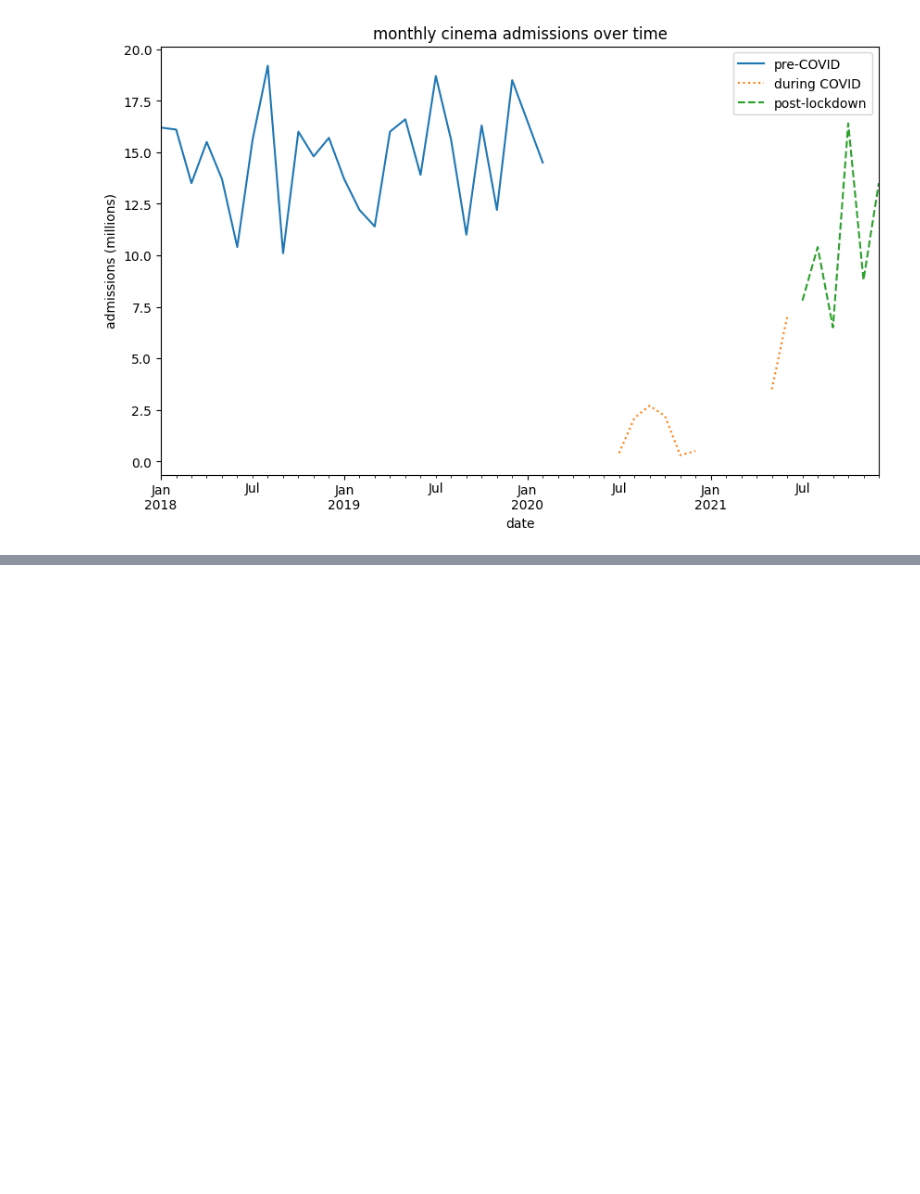
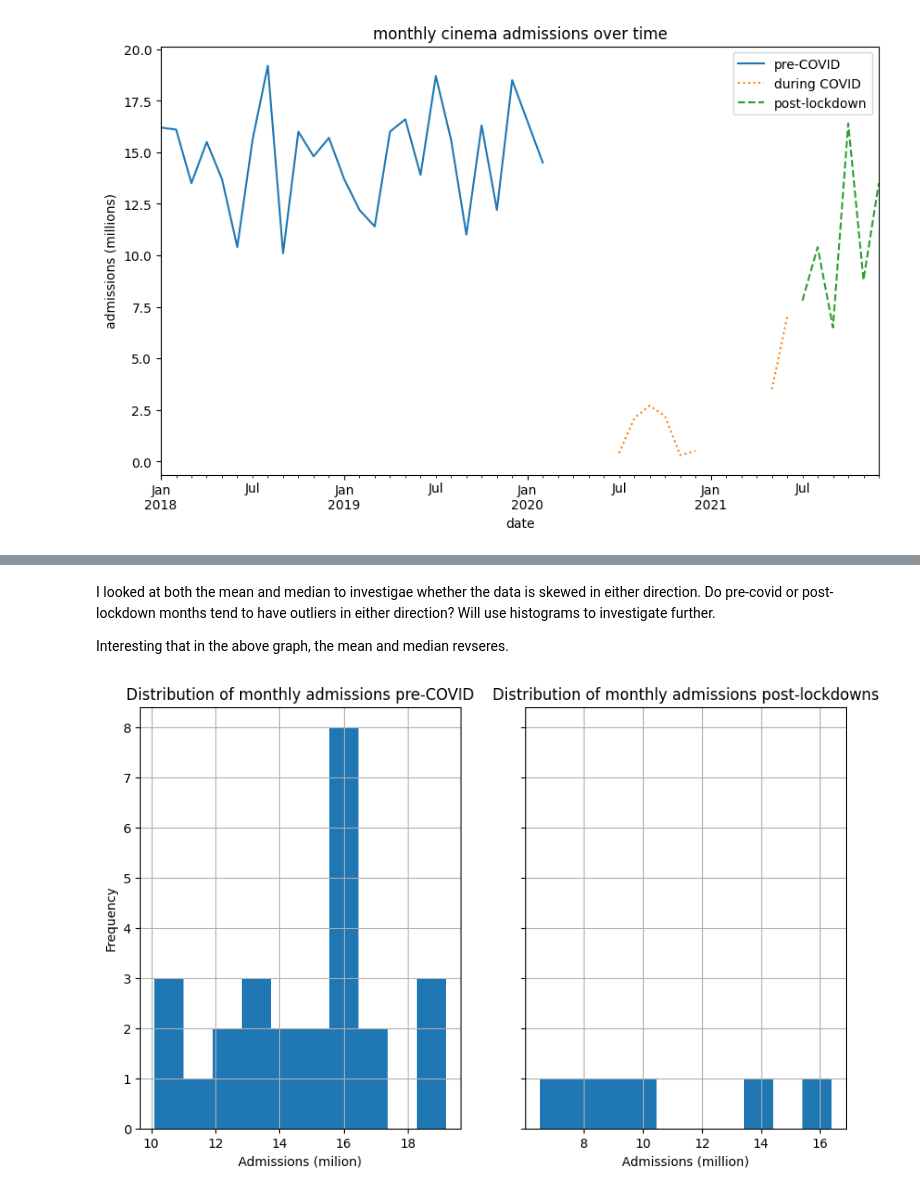
Before and after one commit to AJ-Horch/grounded_data_analyst, a Jupyter notebook: analsying_moive_data.ipynb, the cells around one changed output, grey strips where cells are left out. Saved outputs shown, nothing was run; the diff lists cells and outputs as text; code cells hidden in the pictures; blank space fills up the shorter version.

```diff
--- a/analsying_moive_data.ipynb
+++ b/analsying_moive_data.ipynb
@@ -153,0 +188,33 @@ plt.show()
+# %% [markdown]
+I looked at both the mean and median to investigae whether the data is skewed in either direction. Do pre-covid or post-lockdown months tend to have outliers in either direction? Will use histograms to investigate further.
+
+Interesting that in the above graph, the mean and median revseres.
+# %%
+fig, axes = plt.subplots(1, 2, figsize=(10, 6), sharey=True)
+
+(
+    admissions
+    .loc[admissions['covid_period'] == 'pre-COVID', 'Admissions (million)']
+    .hist(bins=10, ax=axes[0])
+)
+
+axes[0].set(
+    title="Distribution of monthly admissions pre-COVID",
+    xlabel="Admissions (milion)",
+    ylabel="Frequency"
+)
+
+(
+    admissions
+    .loc[admissions['covid_period'] == 'post-lockdown', 'Admissions (million)']
+    .hist(ax=axes[1])
+)
+
+axes[1].set(
+    title="Distribution of monthly admissions post-lockdowns",
+    xlabel='Admissions (million)'
+)
+
+plt.show()
+# %% [output]
+[figure, added]
```
Also changed, not shown: parts of 18 cells of this notebook.
